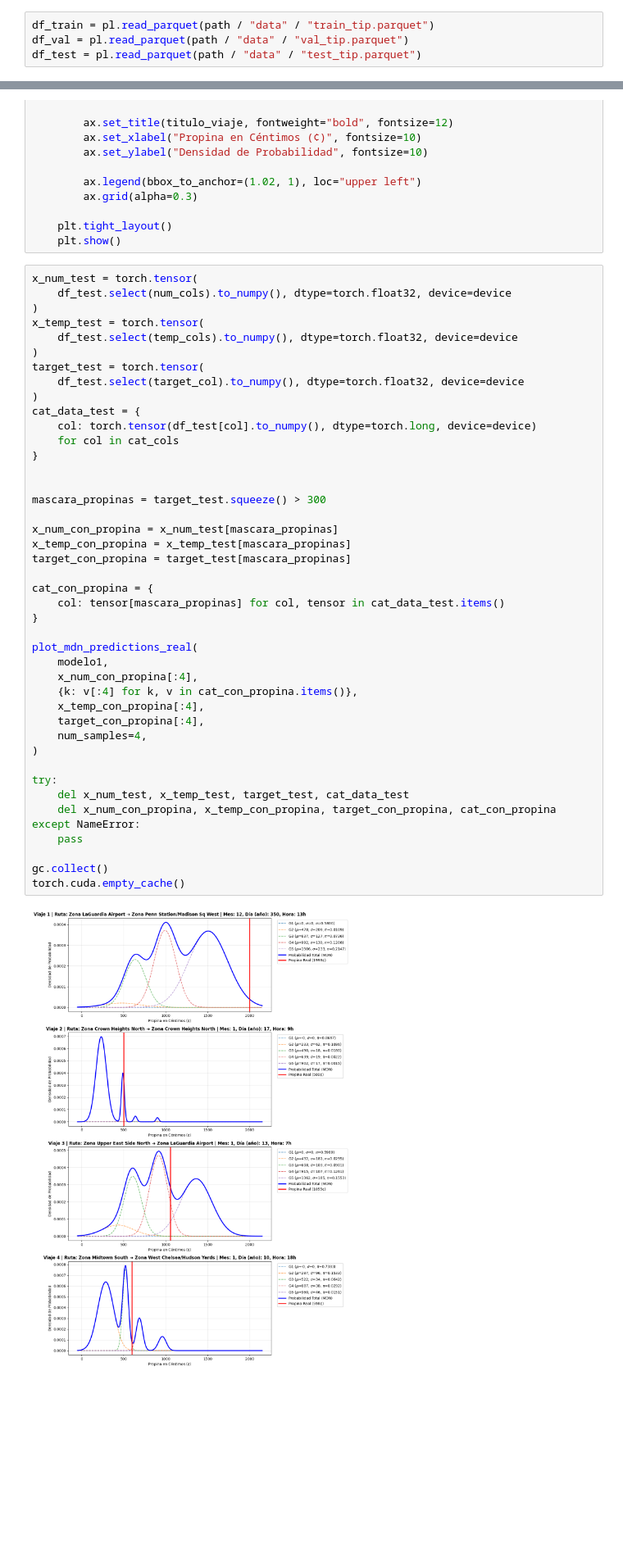
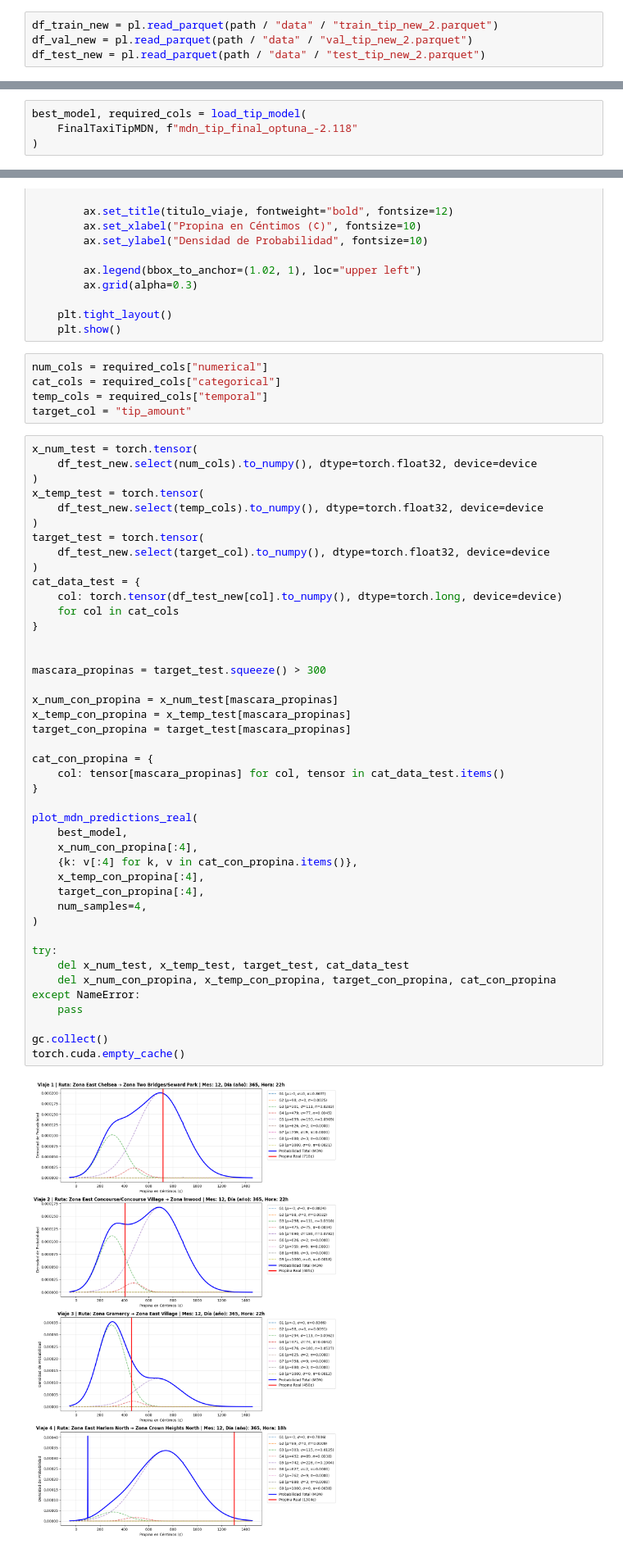
Before and after one commit to danpanto/NyFlow, a Jupyter notebook: models/tip_mdn_model.ipynb, the cells around one changed output, grey strips where cells are left out. Shown at 82% size. Drawn from its saved outputs; the diff is of its cells as text; blank space fills up the shorter version.

Commit message:
Mejora de la arquitectura del modelo mdn y con datos de entrada que se conocen de antemano

```diff
--- a/models/tip_mdn_model.ipynb
+++ b/models/tip_mdn_model.ipynb
@@ -29,4 +58,4 @@ if not Path(path, "data").exists():
 # %%
-df_train = pl.read_parquet(path / "data" / "train_tip.parquet")
-df_val = pl.read_parquet(path / "data" / "val_tip.parquet")
-df_test = pl.read_parquet(path / "data" / "test_tip.parquet")
+df_train_new = pl.read_parquet(path / "data" / "train_tip_new_2.parquet")
+df_val_new = pl.read_parquet(path / "data" / "val_tip_new_2.parquet")
+df_test_new = pl.read_parquet(path / "data" / "test_tip_new_2.parquet")
@@ -366,0 +511,4 @@ Iniciando entrenamiento...
+# %%
+best_model, required_cols = load_tip_model(
+    FinalTaxiTipMDN, f"mdn_tip_final_optuna_-2.118"
+)
@@ -441,48 +592,53 @@ def plot_mdn_predictions_real(modelo, b_num, b_cat, b_temp, b_target, num_sample
 
     plt.tight_layout()
     plt.show()
+# %%
+num_cols = required_cols["numerical"]
+cat_cols = required_cols["categorical"]
+temp_cols = required_cols["temporal"]
+target_col = "tip_amount"
 # %%
 x_num_test = torch.tensor(
-    df_test.select(num_cols).to_numpy(), dtype=torch.float32, device=device
+    df_test_new.select(num_cols).to_numpy(), dtype=torch.float32, device=device
 )
 x_temp_test = torch.tensor(
-    df_test.select(temp_cols).to_numpy(), dtype=torch.float32, device=device
+    df_test_new.select(temp_cols).to_numpy(), dtype=torch.float32, device=device
 )
 target_test = torch.tensor(
-    df_test.select(target_col).to_numpy(), dtype=torch.float32, device=device
+    df_test_new.select(target_col).to_numpy(), dtype=torch.float32, device=device
 )
 cat_data_test = {
-    col: torch.tensor(df_test[col].to_numpy(), dtype=torch.long, device=device)
+    col: torch.tensor(df_test_new[col].to_numpy(), dtype=torch.long, device=device)
     for col in cat_cols
 }
 
 
 mascara_propinas = target_test.squeeze() > 300
 
 x_num_con_propina = x_num_test[mascara_propinas]
 x_temp_con_propina = x_temp_test[mascara_propinas]
 target_con_propina = target_test[mascara_propinas]
 
 cat_con_propina = {
     col: tensor[mascara_propinas] for col, tensor in cat_data_test.items()
 }
 
 plot_mdn_predictions_real(
-    modelo1,
+    best_model,
     x_num_con_propina[:4],
     {k: v[:4] for k, v in cat_con_propina.items()},
     x_temp_con_propina[:4],
     target_con_propina[:4],
     num_samples=4,
 )
 
 try:
     del x_num_test, x_temp_test, target_test, cat_data_test
     del x_num_con_propina, x_temp_con_propina, target_con_propina, cat_con_propina
 except NameError:
     pass
 
 gc.collect()
 torch.cuda.empty_cache()
 # %% [output]
-[figure, old version]
+[figure, new version]
```
Also changed, not shown: parts of 43 cells of this notebook.
